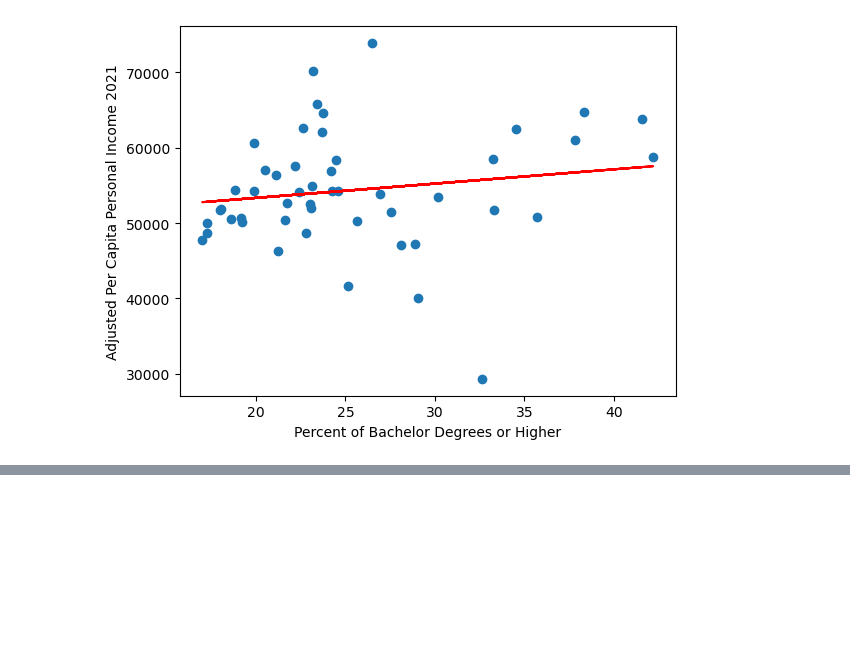
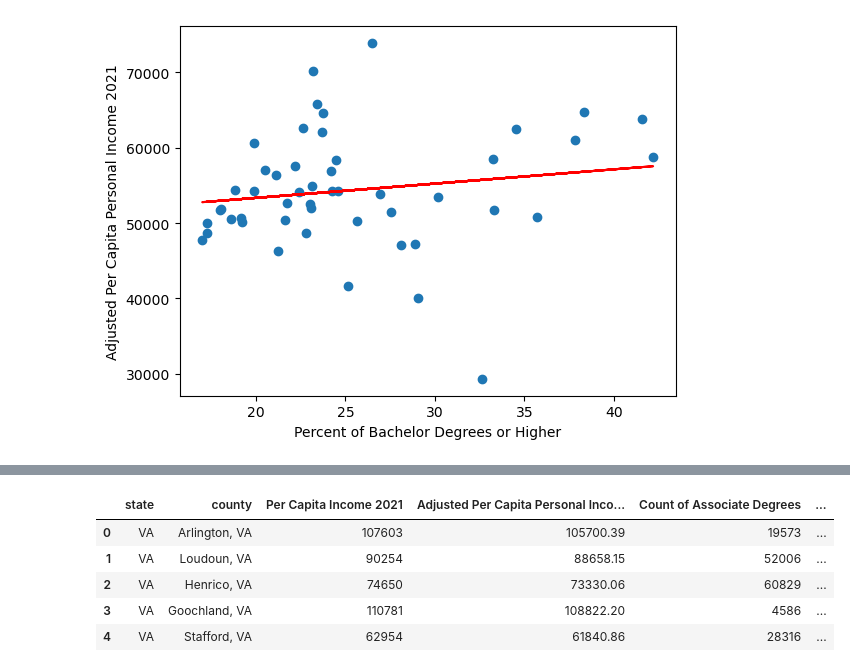
Before and after one commit to Amyebaker/Project1, a Jupyter notebook: Project1_Analysis.ipynb, the cells around one changed output, grey strips where cells are left out. Saved outputs shown, nothing was run; the diff lists cells and outputs as text; code cells hidden in the pictures; blank space fills up the shorter version.

Commit message:
adding county loc file, image, and csv export

```diff
--- a/Project1_Analysis.ipynb
+++ b/Project1_Analysis.ipynb
@@ -271,0 +309,34 @@ R-Squared is 0.02508170922805145
+# %%
+final_df['Lat']= " "
+final_df['Lng']= " "
+# %%
+params = {
+    "apiKey":geoapify_key,
+    "format":"json"
+}
+
+# Set the base URL
+base_url = "https://api.geoapify.com/v1/geocode/search"
+# %%
+print("Starting search")
+for index, row in final_df.iterrows():
+
+    # Get the city's name & add ", Australia" to the string so geoapify finds the correct city
+    search_county = row['county']
+
+    # Add the current city to the parameters
+    params["text"] = search_county
+
+    # Make the API request
+    response = requests.get(base_url,params=params)
+
+    # Convert reponse to JSON
+    response = response.json()
+
+    # add lat and long to dataframe
+    try:
+        final_df.loc[index, "Lat"] = response['results'][0]['lat']
+        final_df.loc[index, "Lng"] = response['results'][0]['lon']
+    except (KeyError, IndexError):
+        print(f'no data found for {search_county}')
+    print(f'The coordinates for {search_county} are fetching....')
@@ -271,0 +361,9 @@ R-Squared is 0.02508170922805145
+# %%
+final_df.head()
+# %% [output]
+|  | state | county | Per Capita Income 2021 | Adjusted Per Capita Personal Inco... | Count of Associate Degrees | ... |
+| 0 | VA | Arlington, VA | 107603 | 105700.39 | 19573 | ... |
+| 1 | VA | Loudoun, VA | 90254 | 88658.15 | 52006 | ... |
+| 2 | VA | Henrico, VA | 74650 | 73330.06 | 60829 | ... |
+| 3 | VA | Goochland, VA | 110781 | 108822.20 | 4586 | ... |
+| 4 | VA | Stafford, VA | 62954 | 61840.86 | 28316 | ... |
```
Also changed, not shown: parts of 7 cells of this notebook, 6 other files.
